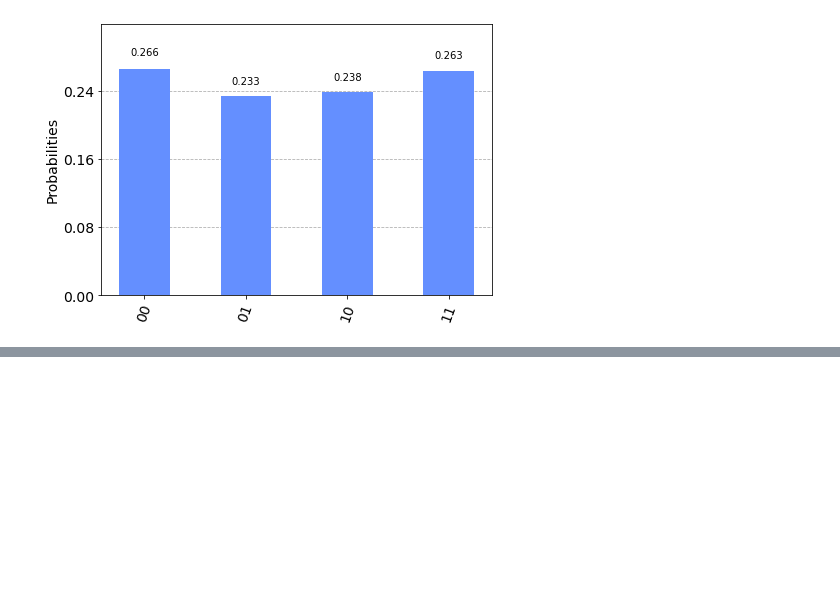
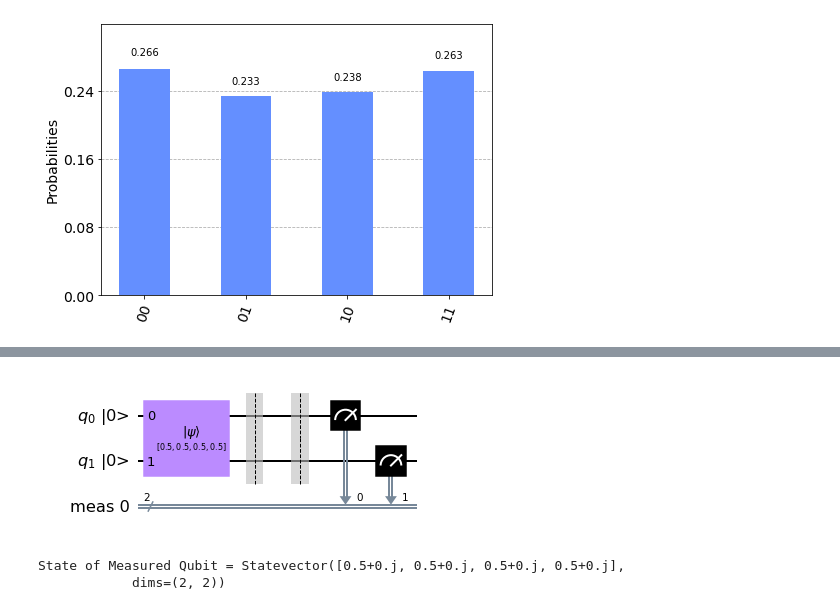
Before and after one commit to TrangDuLam/Qiskit-Working-Projects, a Jupyter notebook: Quantum_State_Measurement.ipynb, the cells around one changed output, grey strips where cells are left out. Cells and saved outputs as stored; diff of their text form; code cells hidden in the pictures; blank space fills up the shorter version.

```diff
--- a/Quantum_State_Measurement.ipynb
+++ b/Quantum_State_Measurement.ipynb
@@ -118,3 +118,10 @@ counts = result.get_counts()
 plot_histogram(counts)
 # %% [output]
 [figure]
+# %%
+circuit4 = QuantumCircuit(2)
+circuit4.initialize([0.5, 0.5, 0.5, 0.5], circuit3.qubits)
+'''
+P(oo)=P(01)=P(10)=P(11)
+'''
+circuit4.save_statevector()
@@ -120,0 +136,12 @@ plot_histogram(counts)
+# %%
+circuit4.measure_all()
+circuit4.draw(output = 'mpl', initial_state=True)
+# %% [output]
+[figure, added]
+# %%
+qobj = assemble(circuit4)
+state = sim.run(qobj).result().get_statevector()
+print("State of Measured Qubit = " + str(state))
+# %% [output]
+State of Measured Qubit = Statevector([0.5+0.j, 0.5+0.j, 0.5+0.j, 0.5+0.j],
+            dims=(2, 2))
```
Also changed, not shown: parts of 3 cells of this notebook.
